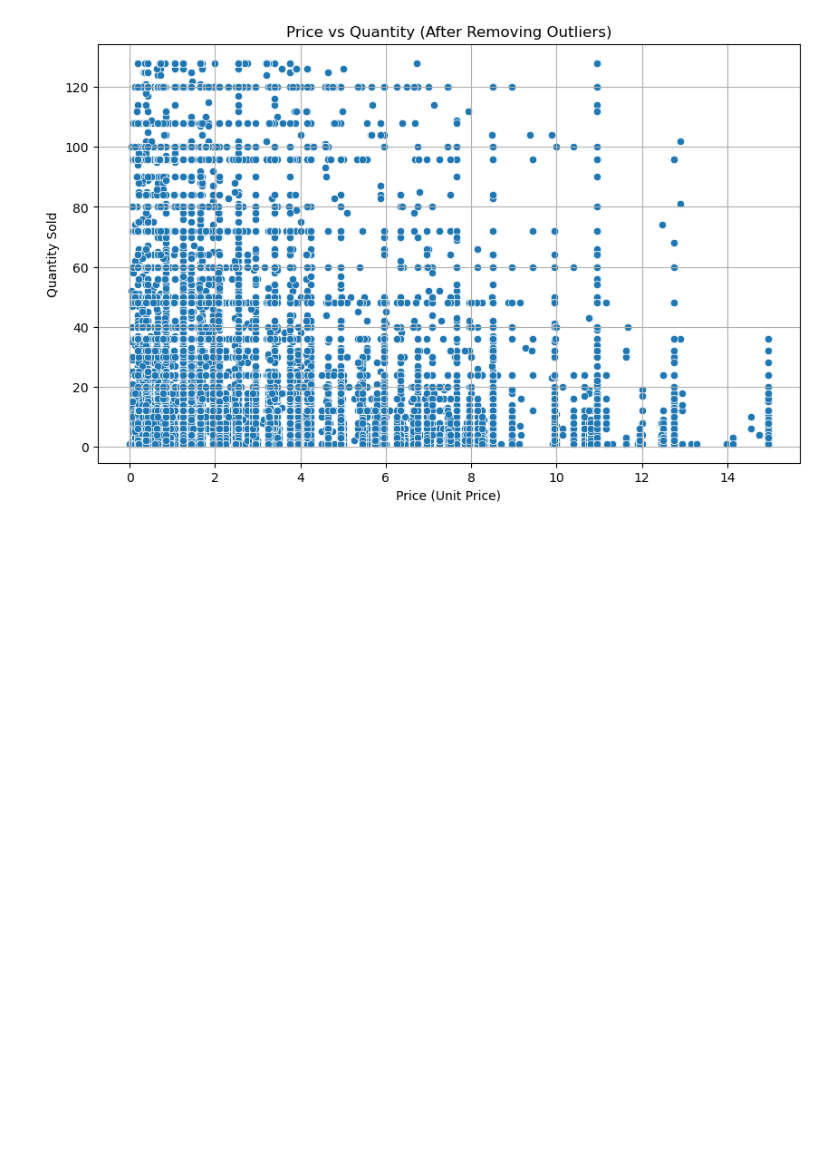
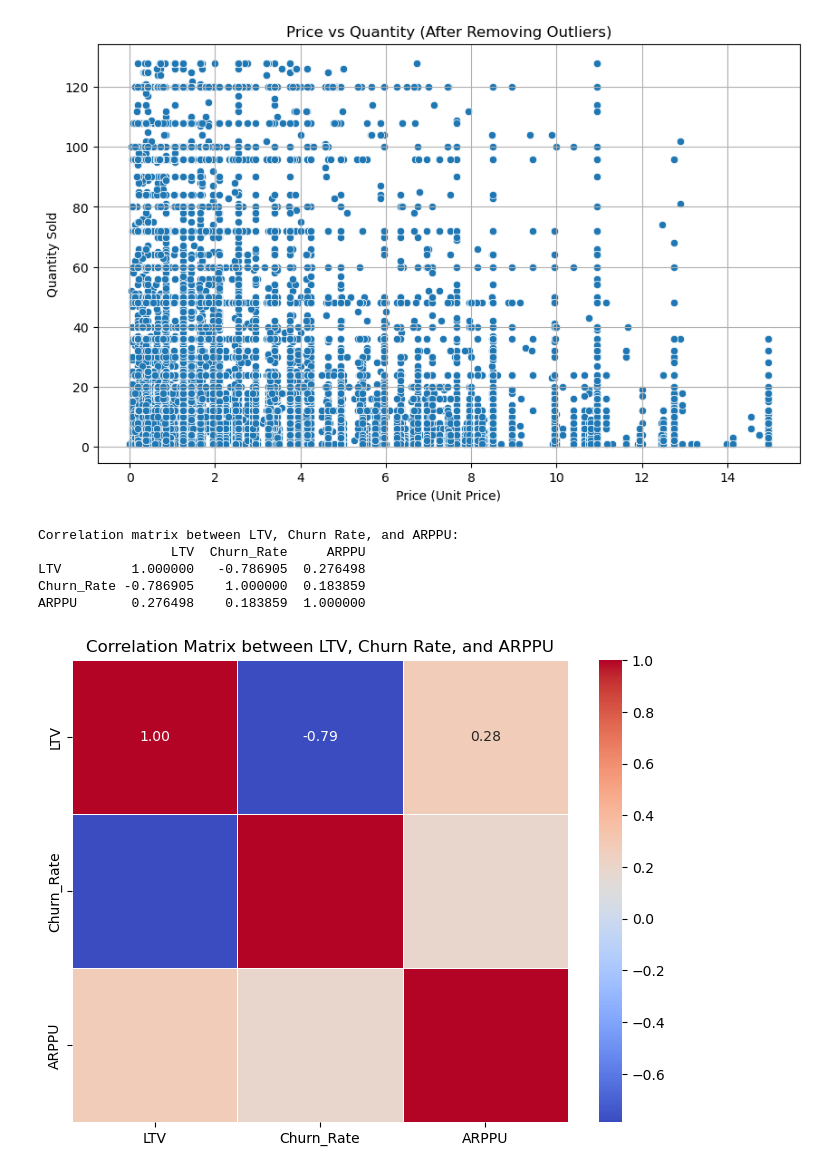
Before and after one commit to Gyuhyeon-Eom/project2, a Jupyter notebook: project2_엄규현.ipynb, the cells around one changed output. Drawn from its saved outputs; the diff is of its cells as text; code cells hidden in the pictures; blank space fills up the shorter version.

```diff
--- a/project2_엄규현.ipynb
+++ b/project2_엄규현.ipynb
@@ -649,7 +650,7 @@ total_customers_by_month = rfm_with_month.groupby('Month')['Customer ID'].nuniqu
 churn_rate_by_month = churn_customers / total_customers_by_month
 # %%
 # Step 5: LTV 계산 (ARPPU / Churn Rate)
-ltv_by_month = arppu_by_month / churn_rate_by_month.replace(0, 1)  # Churn Rate가 0이면 1로 대체
+ltv_by_month = arppu_by_month / churn_rate_by_month.replace(0, 1e-5)  # Churn Rate가 0이면 1e-5로 대체
 
 # Step 6: LTV 시각화
 plt.figure(figsize=(12, 6))
@@ -661,7 +662,7 @@ plt.xticks(rotation=45)
 plt.grid(True)
 plt.tight_layout()
 plt.show()
-#왜 갑자기 튈까?
+#어떤 마켓팅이 수행되었는지는 모르겠지만 꽤 잘 수행 된것으로 판단 (LTV값이 높아짐)
 # %% [output]
 [figure]
 # %%
@@ -845,3 +801,29 @@ plt.show()
 # %% [output]
 Correlation between Price and Quantity after Removing Outliers: -0.25327878567516554
 [figure]
+# %%
+data = pd.DataFrame({
+    'LTV': ltv_by_month.values,
+    'Churn_Rate': churn_rate_by_month.values,
+    'ARPPU': arppu_by_month.values
+}, index=ltv_by_month.index)
+# %%
+correlation_matrix = data.corr()
+
+print("Correlation matrix between LTV, Churn Rate, and ARPPU:")
+print(correlation_matrix)
+
+import seaborn as sns
+import matplotlib.pyplot as plt
+
+plt.figure(figsize=(8, 6))
+sns.heatmap(correlation_matrix, annot=True, cmap='coolwarm', fmt='.2f', linewidths=0.5)
+plt.title('Correlation Matrix between LTV, Churn Rate, and ARPPU')
+plt.show()
+# %% [output]
+Correlation matrix between LTV, Churn Rate, and ARPPU:
+                 LTV  Churn_Rate     ARPPU
+LTV         1.000000   -0.786905  0.276498
+Churn_Rate -0.786905    1.000000  0.183859
+ARPPU       0.276498    0.183859  1.000000
+[figure, added]
```
Also changed, not shown: parts of 5 cells of this notebook.
